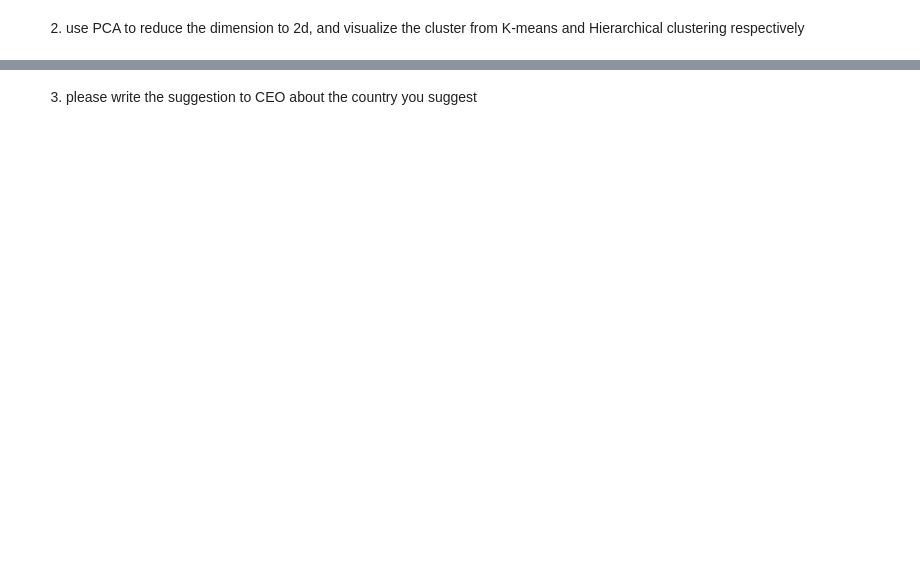
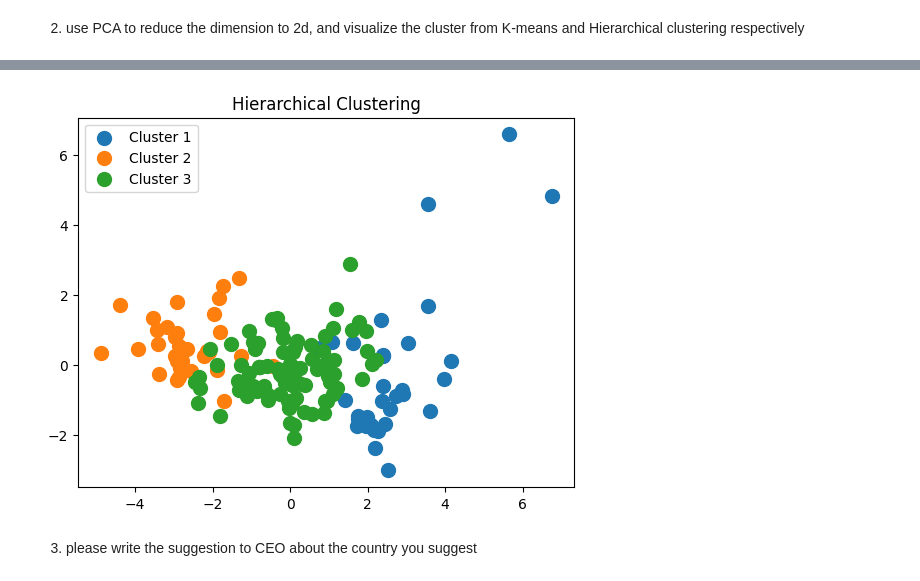
Before and after one commit to sophieHerstein/DS_Clustering, a Jupyter notebook: clustering_exercise.ipynb, the cells around one changed output, grey strips where cells are left out. Cells and saved outputs as stored; diff of their text form; code cells hidden in the pictures; blank space fills up the shorter version.

```diff
--- a/clustering_exercise.ipynb
+++ b/clustering_exercise.ipynb
@@ -35,2 +151,13 @@ country_info
+# %%
+plt.figure()
+for cluster in range(n_clusters):
+    plt.scatter(pca_df[pca_df['Hierarchical_Cluster'] == cluster]['PC1'],
+                pca_df[pca_df['Hierarchical_Cluster'] == cluster]['PC2'],
+                s=100, label=f'Cluster {cluster+1}')
+plt.title('Hierarchical Clustering')
+plt.legend()
+plt.show()
+# %% [output]
+[figure, added]
 # %% [markdown]
 3. please write the suggestion to CEO about the country you suggest
```
Also changed, not shown: parts of 21 cells of this notebook.
